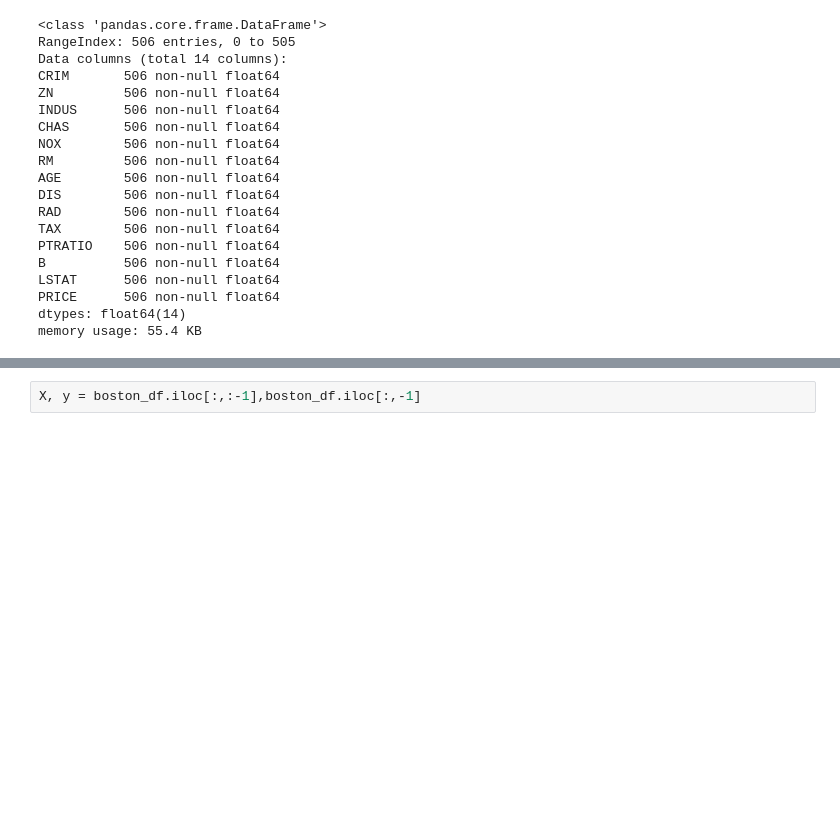
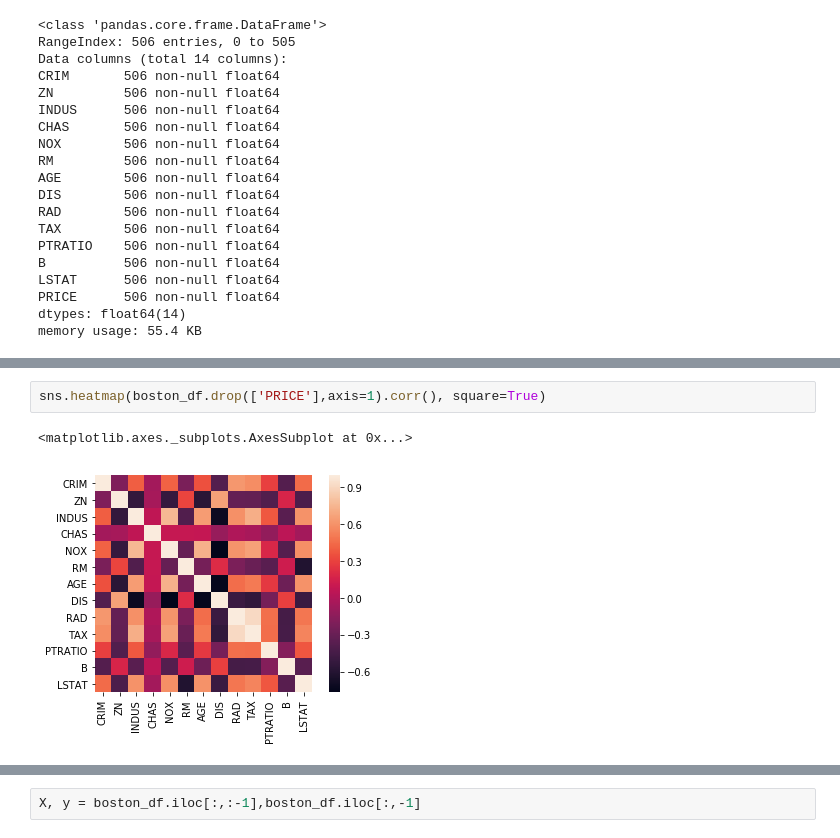
Before and after one commit to galiph/Machine_Learning_With_Python, a Jupyter notebook: Boston Regression with XGBoost.ipynb, the cells around one changed output, grey strips where cells are left out. Cells and saved outputs as stored; diff of their text form; blank space fills up the shorter version.

```diff
--- a/Boston Regression with XGBoost.ipynb
+++ b/Boston Regression with XGBoost.ipynb
@@ -72,0 +114,5 @@ memory usage: 55.4 KB
+# %%
+sns.heatmap(boston_df.drop(['PRICE'],axis=1).corr(), square=True)
+# %% [output]
+<matplotlib.axes._subplots.AxesSubplot at 0x...>
+[figure, added]
```
Also changed, not shown: parts of 35 cells of this notebook, 1 other file.
